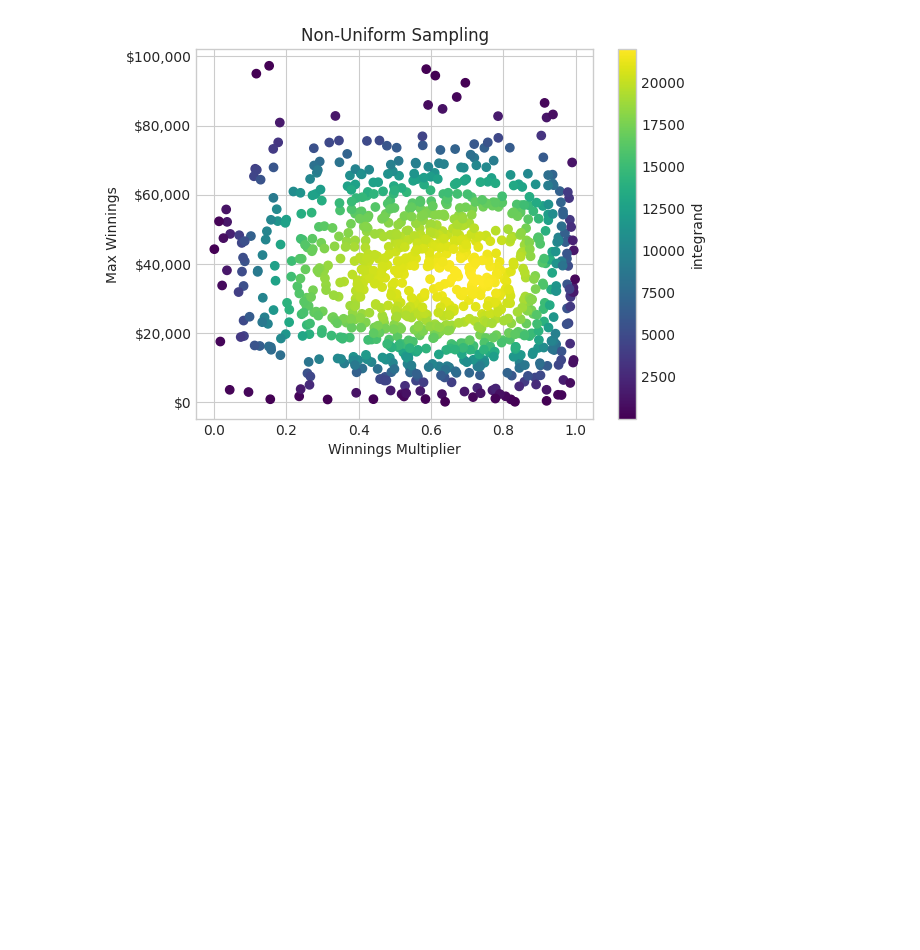
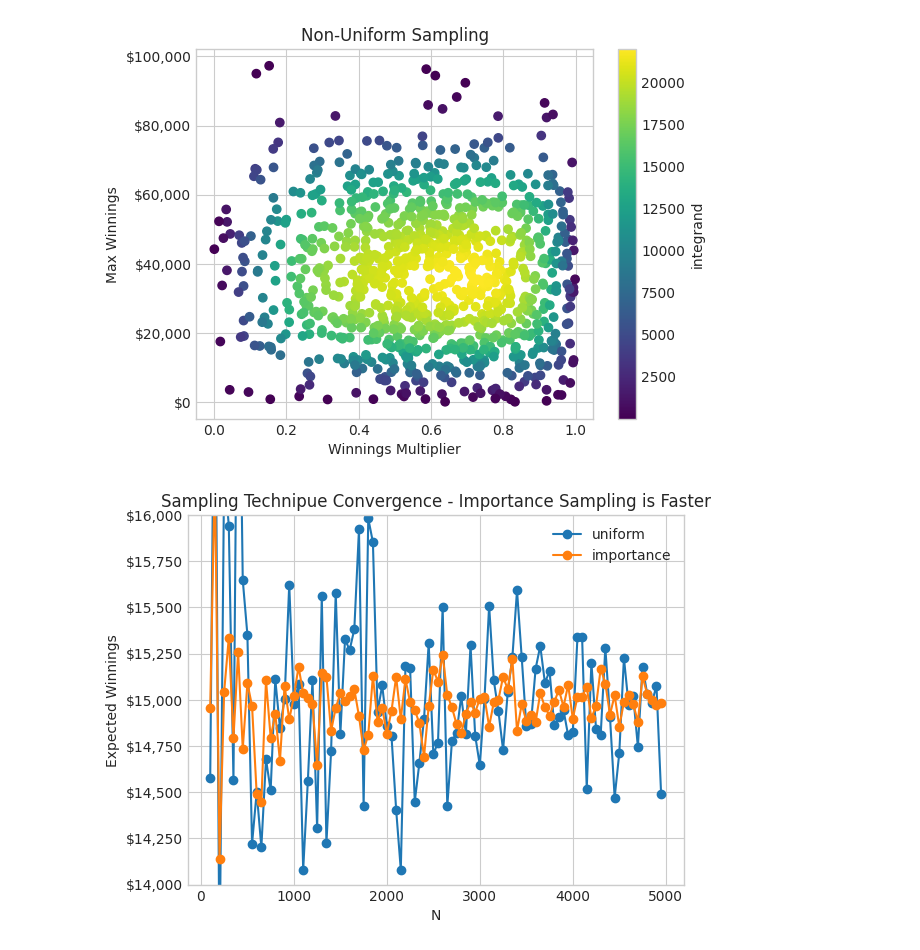
Before and after one commit to styuk/Time-Seriese, a Jupyter notebook: python/mcmc.ipynb, the cells around one changed output. Cells and saved outputs as stored; diff of their text form; code cells hidden in the pictures; blank space fills up the shorter version.

```diff
--- a/python/mcmc.ipynb
+++ b/python/mcmc.ipynb
@@ -148,3 +148,43 @@ fig.colorbar(winPlot, label='integrand')
 plt.show()
 # %% [output]
 [figure]
+# %%
+# 収束の比較
+N_values = np.arange(100, 5000, step=50)
+
+sim_results = []
+
+def integrandFun2(x, y):
+    return integrandFun(x, y) / (xSamplingDist.pdf(x) * ySamplingDist.pdf(y))
+
+for N in N_values:
+    # 一様サンプリング
+    winningsMultiplier = np.random.rand(N)
+    maxWinnings = 10**5 * np.random.rand(N)
+    integrand_unif = integrandFun(winningsMultiplier, maxWinnings)
+    expWinnings_unif = 10**5 * np.mean(integrand_unif)
+    sim_results.append((N, 'uniform', expWinnings_unif))
+
+    # 重要度サンプリング
+    x_samples = truncnorm.rvs((0 - 0.65) / 0.3, (1 - 0.65) / 0.3, size=N, loc=0.65, scale=0.3)
+    y_samples = truncnorm.rvs((0 - 35000) / 20000, (100000 - 35000) / 20000, size=N, loc=35000, scale=20000)
+    integrand_imp = integrandFun2(x_samples, y_samples)
+    expWinnings_imp = np.mean(integrand_imp)
+    sim_results.append((N, 'importance', expWinnings_imp))
+
+# 結果のプロット
+fig, ax = plt.subplots()
+for label in ['uniform', 'importance']:
+    x, y = zip(*[(N, expWinnings) for N, method, expWinnings in sim_results if method == label])
+    ax.plot(x, y, label=label, marker='o')
+
+ax.set_xlabel('N')
+ax.set_ylabel('Expected Winnings')
+ax.set_title('Sampling Technipue Convergence - Importance Sampling is Faster')
+ax.set_ylim(14000, 16000)
+
+ax.yaxis.set_major_formatter(dollar_format)
+ax.legend()
+plt.show()
+# %% [output]
+[figure, added]
```
Also changed, not shown: parts of 4 cells of this notebook.
